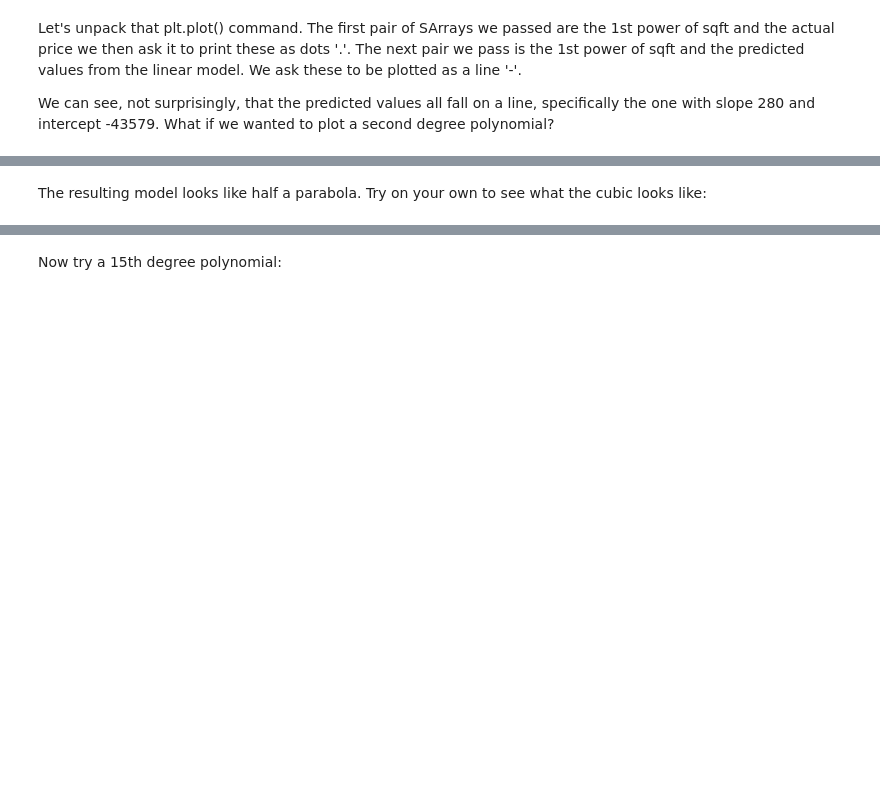
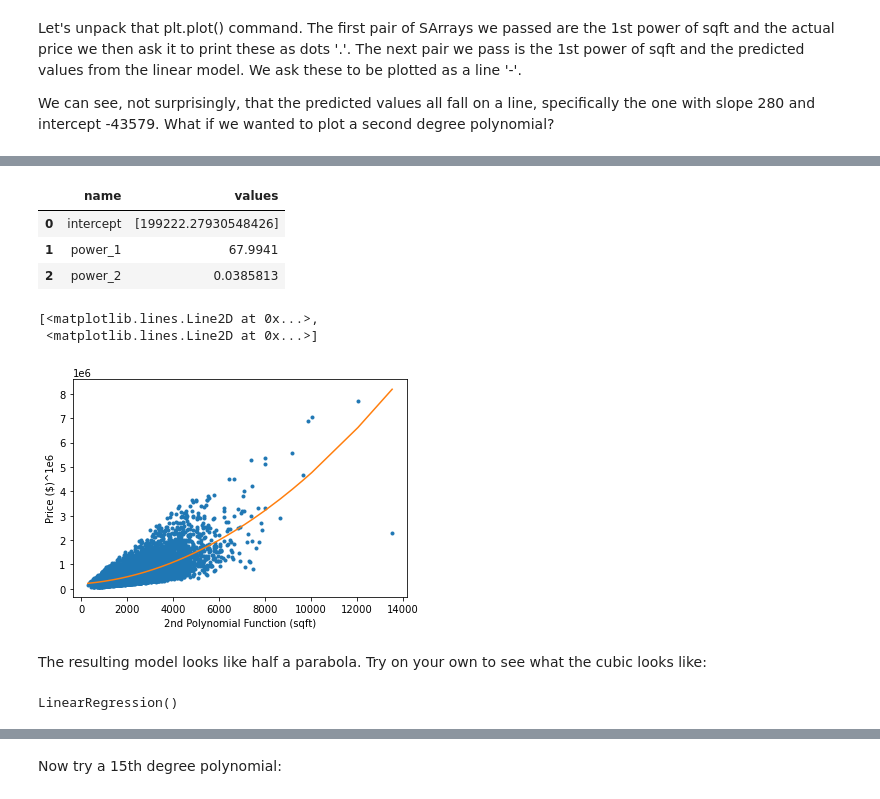
Before and after one commit to albertovpd/machine_learning_specialization_washington_university, a Jupyter notebook: course_tasks/c3_regression-w3_quizz_1-exploring_variance_bias_tradeoff.ipynb, the cells around one changed output, grey strips where cells are left out. Cells and saved outputs as stored; diff of their text form; code cells hidden in the pictures; blank space fills up the shorter version.

```diff
--- a/course_tasks/c3_regression-w3_quizz_1-exploring_variance_bias_tradeoff.ipynb
+++ b/course_tasks/c3_regression-w3_quizz_1-exploring_variance_bias_tradeoff.ipynb
@@ -165,5 +160,28 @@ model2.coefficients
+# %%
+intercept = model2.intercept_
+coef = model2.coef_
+pd.DataFrame({'name':['intercept']+my_features.tolist(),'values':[intercept]+coef.tolist()[0]})
+# %% [output]
+|  | name | values |
+| 0 | intercept | [199222.27930548426] |
+| 1 | power_1 | 67.9941 |
+| 2 | power_2 | 0.0385813 |
 # %%
+plt.xlabel('2nd Polynomial Function (sqft)')
+plt.ylabel('Price ($)^1e6')
 plt.plot(poly2_data['power_1'],poly2_data['price'],'.',
-         poly2_data['power_1'], model2.predict(poly2_data),'-')
+        poly2_data['power_1'], model2.predict(poly2_data[my_features]),'-')
+# %% [output]
+[<matplotlib.lines.Line2D at 0x...>,
+ <matplotlib.lines.Line2D at 0x...>]
+[figure, added]
 # %% [markdown]
 The resulting model looks like half a parabola. Try on your own to see what the cubic looks like:
+# %%
+poly3_data = polynomial_sframe(sales['sqft_living'], 3)
+my_features = poly3_data.columns # get the name of the features
+poly3_data['price'] = sales['price'] # add price to the data since it's the target
+model3 = LinearRegression()
+model3.fit(poly3_data[my_features],poly3_data['price'].values.reshape(-1,1))
+# %% [output]
+LinearRegression()
```
Also changed, not shown: parts of 17 cells of this notebook.
